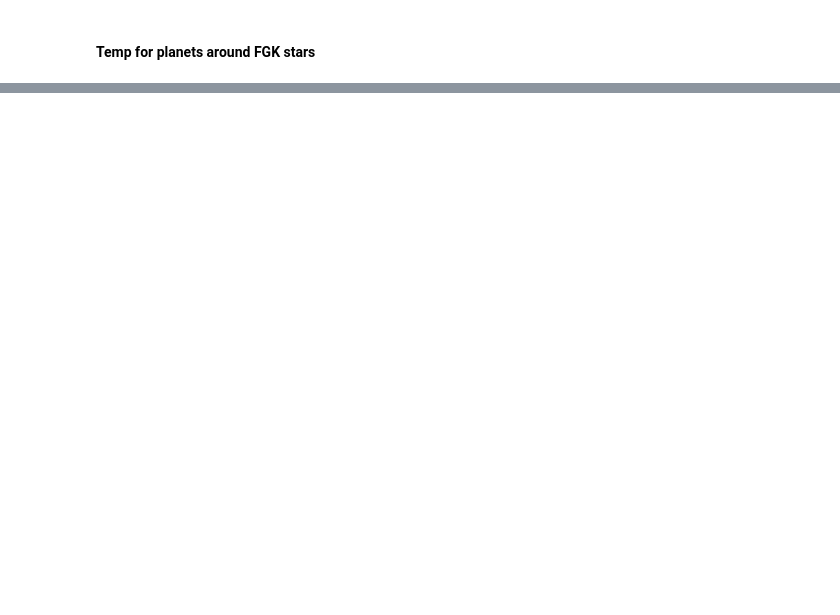
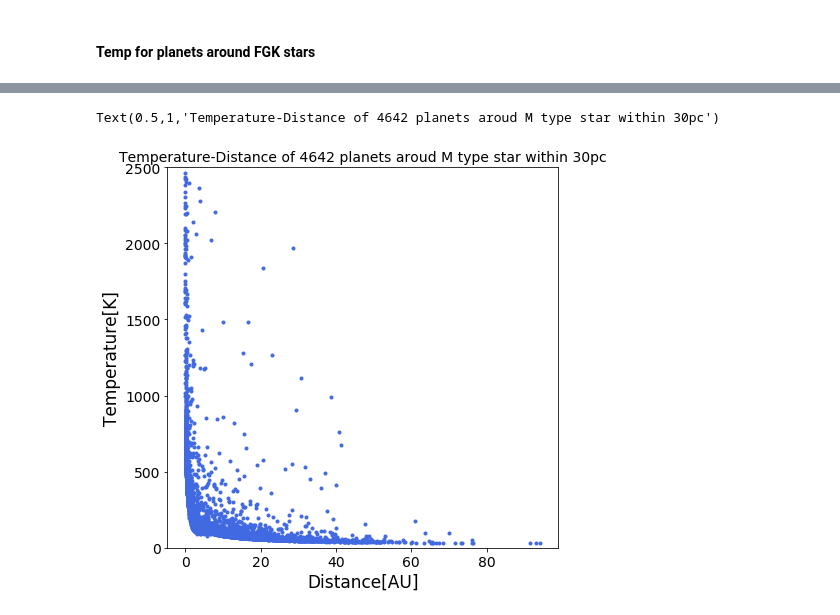
Before and after one commit to LorenzoZhu/2019_summer_research, a Jupyter notebook: simulation(1).ipynb, the cells around one changed output, grey strips where cells are left out. Cells and saved outputs as stored; diff of their text form; code cells hidden in the pictures; blank space fills up the shorter version.

```diff
--- a/simulation(1).ipynb
+++ b/simulation(1).ipynb
@@ -287,0 +294,17 @@ Text(0.5,1,' Temperature distribution of 2333 planets aroud M type star within 3
+# %%
+#change the distance unit to AU
+FGK_AU = FGK_dist.to(u.AU)
+M_AU = M_dist.to(u.AU)
+# %%
+plt.figure(figsize=(7,7))
+
+
+plt.errorbar(FGK_AU, FGK_Temp,fmt= '.' ,c='royalblue')
+plt.ylim(0,2500)
+
+plt.xlabel('Distance[AU]')
+plt.ylabel('Temperature[K]')
+plt.title('Temperature-Distance of %d planets aroud M type star within 30pc'%FGK_len_new)
+# %% [output]
+Text(0.5,1,'Temperature-Distance of 4642 planets aroud M type star within 30pc')
+[figure, added]
```
Also changed, not shown: parts of 15 cells of this notebook.
